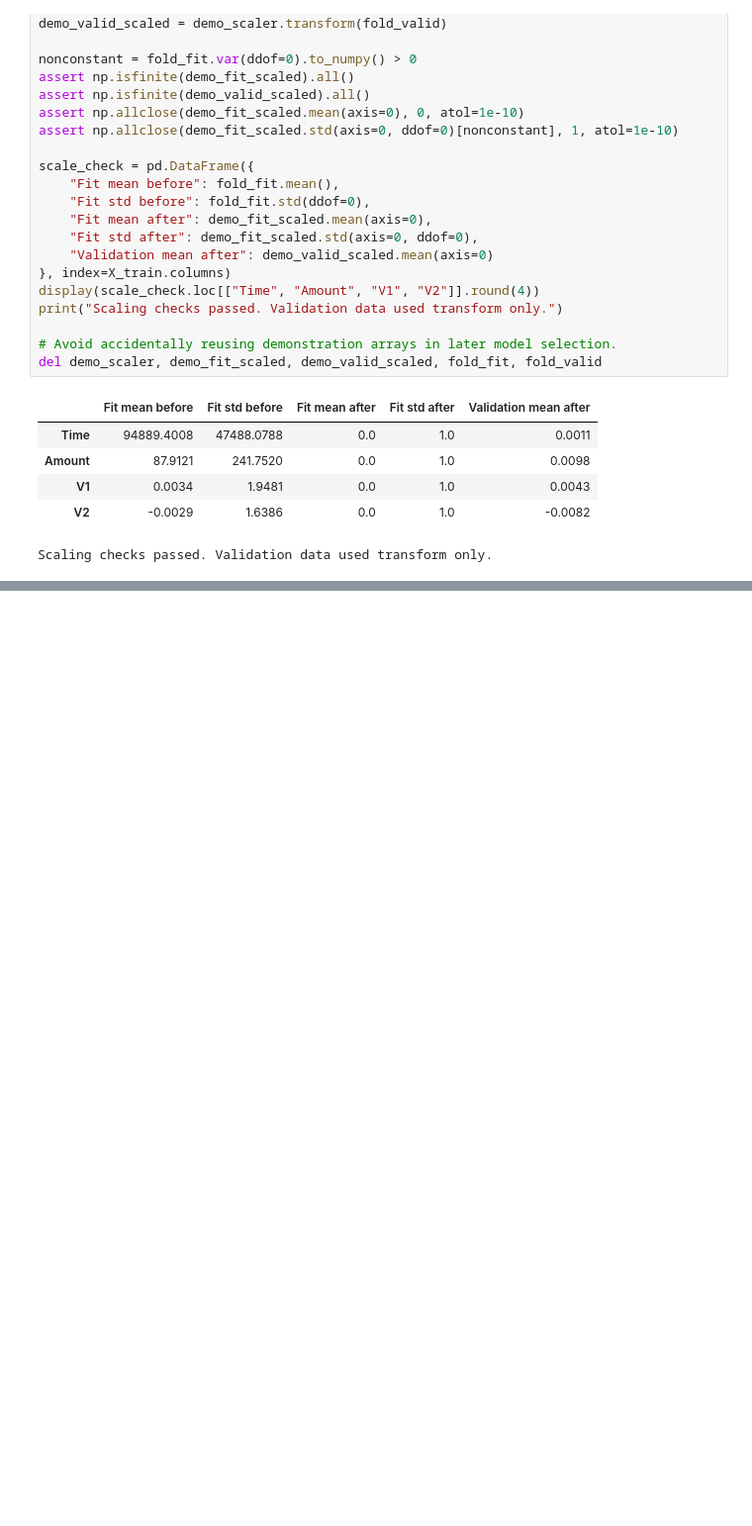
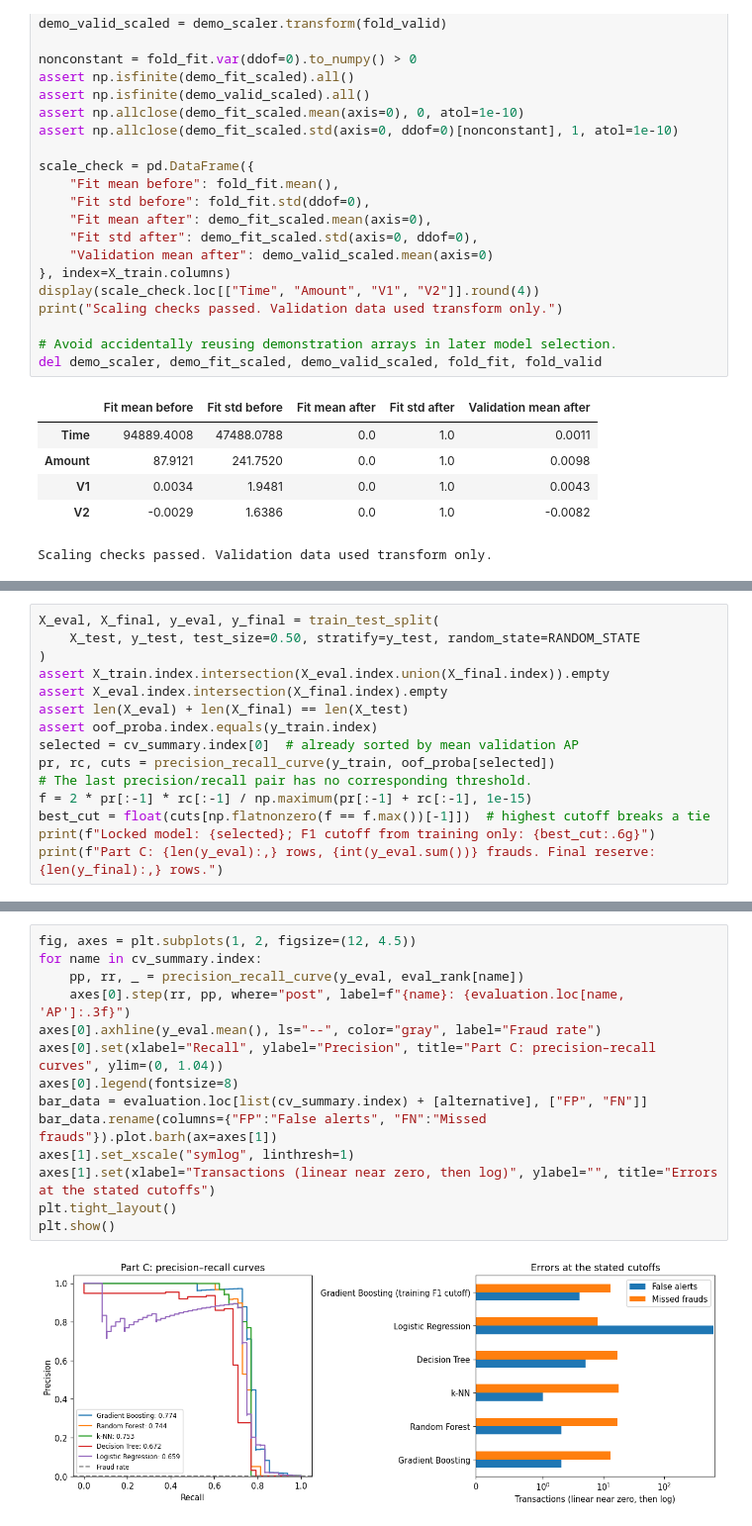
Before and after one commit to mahmoudalashkar/credit-card-fraud-detection, a Jupyter notebook: FraudShield.ipynb, the cells around one changed output, grey strips where cells are left out. Shown at 99% size. Saved outputs shown, nothing was run; the diff lists cells and outputs as text; blank space fills up the shorter version.

Commit message:
Completed Part C- Evaluation

```diff
--- a/FraudShield.ipynb
+++ b/FraudShield.ipynb
@@ -427,0 +746,15 @@ Scaling checks passed. Validation data used transform only.
+# %%
+X_eval, X_final, y_eval, y_final = train_test_split(
+    X_test, y_test, test_size=0.50, stratify=y_test, random_state=RANDOM_STATE
+)
+assert X_train.index.intersection(X_eval.index.union(X_final.index)).empty
+assert X_eval.index.intersection(X_final.index).empty
+assert len(X_eval) + len(X_final) == len(X_test)
+assert oof_proba.index.equals(y_train.index)
+selected = cv_summary.index[0]  # already sorted by mean validation AP
+pr, rc, cuts = precision_recall_curve(y_train, oof_proba[selected])
+# The last precision/recall pair has no corresponding threshold.
+f = 2 * pr[:-1] * rc[:-1] / np.maximum(pr[:-1] + rc[:-1], 1e-15)
+best_cut = float(cuts[np.flatnonzero(f == f.max())[-1]])  # highest cutoff breaks a tie
+print(f"Locked model: {selected}; F1 cutoff from training only: {best_cut:.6g}")
+print(f"Part C: {len(y_eval):,} rows, {int(y_eval.sum())} frauds. Final reserve: {len(y_final):,} rows.")
@@ -427,0 +809,16 @@ Scaling checks passed. Validation data used transform only.
+# %%
+fig, axes = plt.subplots(1, 2, figsize=(12, 4.5))
+for name in cv_summary.index:
+    pp, rr, _ = precision_recall_curve(y_eval, eval_rank[name])
+    axes[0].step(rr, pp, where="post", label=f"{name}: {evaluation.loc[name, 'AP']:.3f}")
+axes[0].axhline(y_eval.mean(), ls="--", color="gray", label="Fraud rate")
+axes[0].set(xlabel="Recall", ylabel="Precision", title="Part C: precision–recall curves", ylim=(0, 1.04))
+axes[0].legend(fontsize=8)
+bar_data = evaluation.loc[list(cv_summary.index) + [alternative], ["FP", "FN"]]
+bar_data.rename(columns={"FP":"False alerts", "FN":"Missed frauds"}).plot.barh(ax=axes[1])
+axes[1].set_xscale("symlog", linthresh=1)
+axes[1].set(xlabel="Transactions (linear near zero, then log)", ylabel="", title="Errors at the stated cutoffs")
+plt.tight_layout()
+plt.show()
+# %% [output]
+[figure, added]
```
Also changed, not shown: parts of 27 cells of this notebook.
